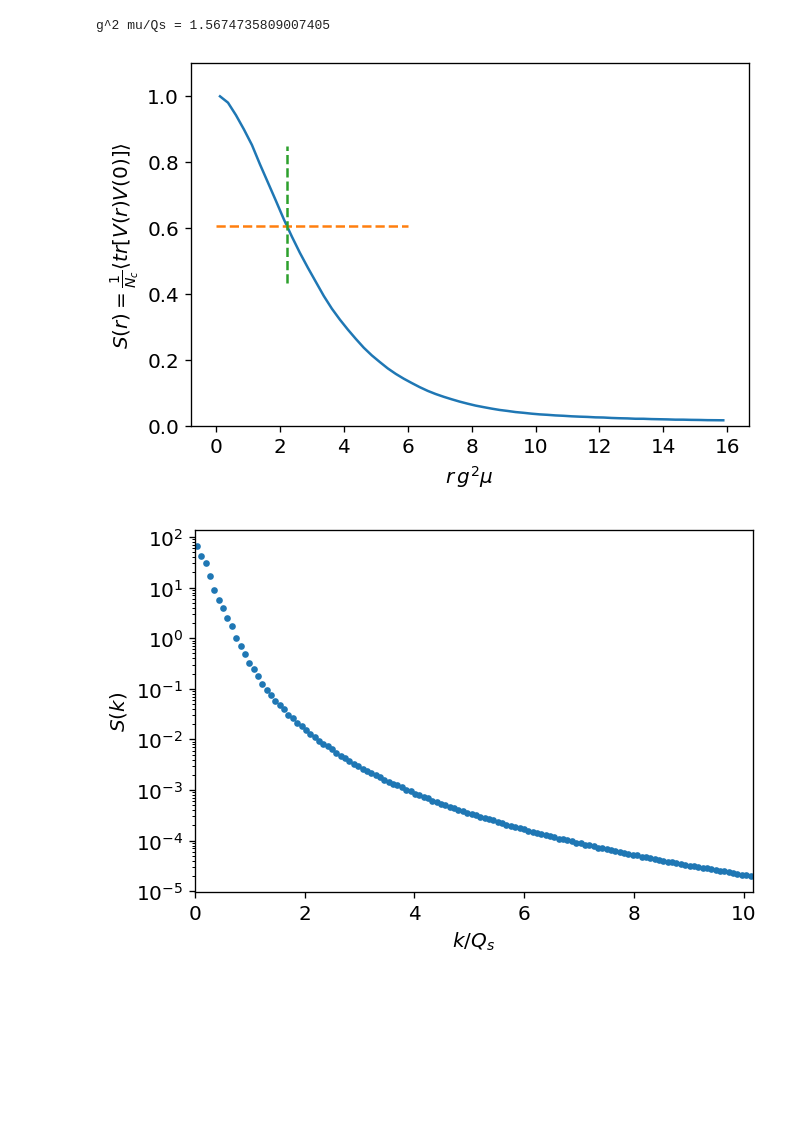
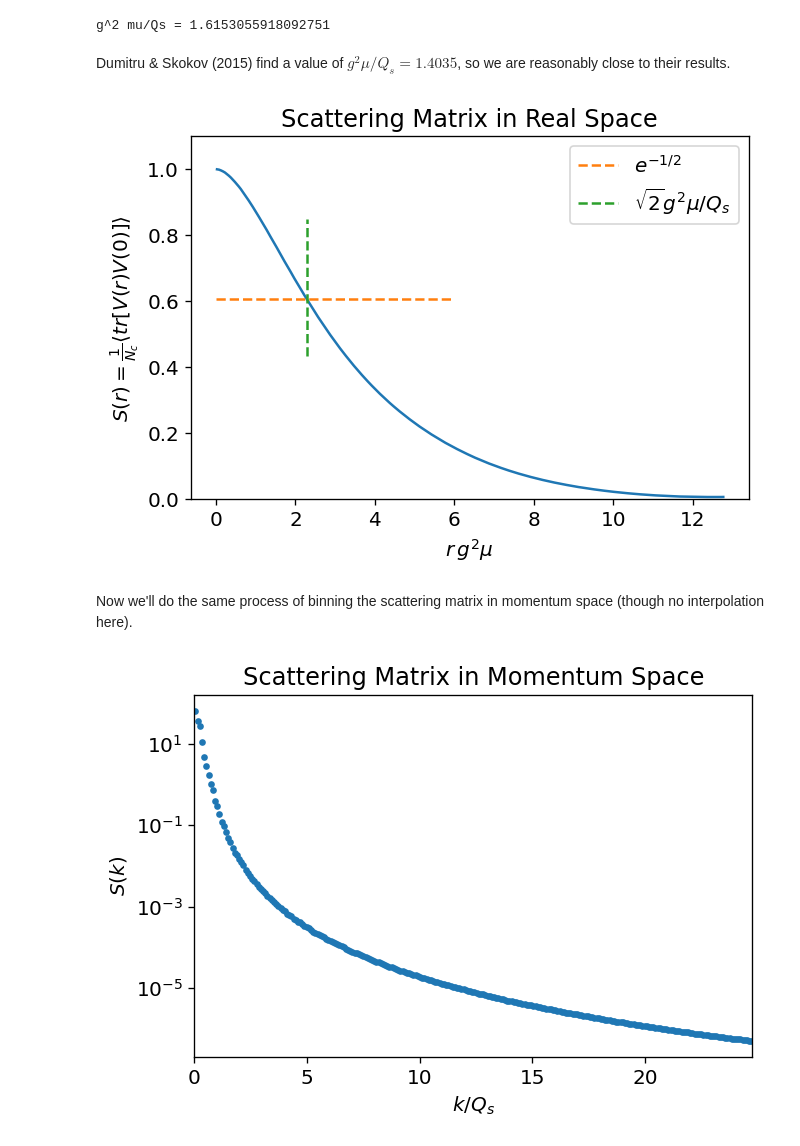
Before and after one commit to Jfeatherstone/ColorGlass, a Jupyter notebook: Examples/ScatteringMatrix_and_Qs.ipynb, the cells around one changed output. Drawn from its saved outputs; the diff is of its cells as text; code cells hidden in the pictures; blank space fills up the shorter version.

Commit message:
Cleaned up Scattering Matrix example

```diff
--- a/Examples/ScatteringMatrix_and_Qs.ipynb
+++ b/Examples/ScatteringMatrix_and_Qs.ipynb
@@ -24,8 +30,8 @@ from scipy.interpolate import splrep, sproot
 plt.rcParams["figure.dpi"] = 120
 plt.rcParams["font.size"] = 12
 # %%
-M = 3 # Number of configurations
-N = 1024  # Lattice size
+M = 4 # Number of configurations
+N = 512  # Lattice size
 delta = .05
 L = N*delta # S_\perp = L^2 is the area of the target
 mu = 1 # defines the units in the calculation
@@ -50,8 +56,8 @@ $$S(\vec k )_{ij} = \frac{\Delta^2 N^2}{3 M} \sum_{m}^{M} tr\left( V^{m}_{ij} (V
 # %%
 # Evaluating the S matrix in momentum and configuration spaces
 
-S = np.zeros([N, N], dtype='complex')
-S_fft = np.zeros([N, N], dtype='complex')
+S = np.zeros([N, N], dtype=np.complex128)
+S_fft = np.zeros([N, N], dtype=np.complex128)
 
 V_fft = fft2(V_list, axes=(1,2),
              workers=-1, # For parallelization
@@ -63,4 +69,4 @@ for i in range(N):
 
 # Forward norm means no extra factors on the ifft (since we put them in explicitly)
 S = ifft2(S_fft, norm='forward') / (3 * M * N**4)
-S_fft *= delta**2 * N**2 / (3 * M)
+S_fft *= delta**2 / (3 * M * N**2)
@@ -81,51 +93,58 @@ for i in range(int(N/2)):
 # The center of each bin
 r = delta*(np.arange(int(N/2))+0.5)
 
+# Now do the interpolation
 tck = splrep(r, S_b - np.exp(-0.5), s=0)
 muOverQs = sproot(tck)[0]/np.sqrt(2)
 
+# Since g = mu = 1
 print('g^2 mu/Qs =',muOverQs)
-# Ref https://arxiv.org/pdf/1411.6630.pdf above eq 12,  provides g^2 mu/Qs = 1/0.7125 = 1.403508772
-# which is close to the result; the difference of 12% is due to the finer lattice in 1411.6630
 # %% [output]
-g^2 mu/Qs = 1.5674735809007405
+g^2 mu/Qs = 1.6153055918092751
+# %% [markdown]
+Dumitru & Skokov (2015) find a value of $g^2 \mu / Q_s = 1.4035$, so we are reasonably close to their results.
 # %%
-# The fuindamental dipole S(r) in the coordinate space
-plt.plot(r, S_b)
-plt.plot([0, 6], [np.exp(-0.5), np.exp(-0.5)], '--')
-plt.plot([muOverQs*np.sqrt(2), muOverQs*np.sqrt(2)], [np.exp(-0.5)/1.4, np.exp(-0.5)*1.4], '--')
+# The fundamental dipole S(r) in the coordinate space
+plt.plot(r, S_b, '-')
+plt.plot([0, 6], [np.exp(-0.5), np.exp(-0.5)], '--', label=r'$e^{-1/2}$')
+plt.plot([muOverQs*np.sqrt(2), muOverQs*np.sqrt(2)], [np.exp(-0.5)/1.4, np.exp(-0.5)*1.4], '--', label=r'$\sqrt{2} g^2 \mu / Q_s$')
 
 plt.ylim(0,1.1)
+plt.legend()
 plt.xlabel(r'$r \, g^2 \mu$')
-plt.ylabel(r'$S(r) = \frac{1}{N_c} \langle tr [V(r) V(0)] \rangle $');
+plt.ylabel(r'$S(r) = \frac{1}{N_c} \langle tr [V(r) V(0)] \rangle $')
+plt.title('Scattering Matrix in Real Space')
+plt.show()
 # %% [output]
-[figure, old version]
+[figure, new version]
+# %% [markdown]
+Now we'll do the same process of binning the scattering matrix in momentum space (though no interpolation here).
 # %%
 # Scattering matrix in momentum space
-Sfft_b = np.zeros(int(N/2),dtype='float')
-n_b = np.zeros(int(N/2),dtype='float')+1e-12
+S_fft_b = np.zeros(int(N/2), dtype='float')
+n_fft_b = np.zeros(int(N/2), dtype='float')
 
 deltak = 2.0/delta / (N/2) # maximum momentum = 2.0/delta; N/2 bins
 
-for n in range(N):
-    for l in range(N):
-        kx = 2.0/delta*np.sin(np.pi*n/N)
-        ky = 2.0/delta*np.sin(np.pi*l/N)
-        k = np.sqrt(kx**2+ky**2)
-        k_bin=int(k/deltak)
-        if  k_bin<int(N/2):
-            Sfft_b[k_bin] = Sfft_b[k_bin]  + S_fft[n,l].real
-            n_b[k_bin] = n_b[k_bin]  + 1
+# Calculate the momentum at every point on the lattice
+kComSqr = (2/delta * np.sin(np.pi*np.arange(N)/N))**2
+kMag = np.sqrt(np.add.outer(kComSqr, kComSqr))
 
-Sfft_b=Sfft_b/n_b # divide by the number of counts in the bin
+for i in range(int(N/2)):
+    # Boolean expression finds the points that are between deltak*i and deltak*(i+1)
+    n_fft_b[i] = len(S_fft[(kMag < deltak * (i+1)) & (kMag >= deltak * i)])
+    S_fft_b[i] = np.sum(np.real(S_fft[(kMag < deltak * (i+1)) & (kMag >= deltak * i)])) / n_fft_b[i]
+
 
 k = deltak*(np.arange(int(N/2))+0.5)
-plt.plot(k/muOverQs,Sfft_b,'.')
+plt.plot(k/muOverQs, S_fft_b, '.')
 
 plt.yscale('log')
-plt.xlim(0,2/delta/muOverQs)
+plt.xlim(0, 2/delta/muOverQs)
 #plt.ylim(1e-3,100)
 plt.xlabel(r'$k/Q_s$')
 plt.ylabel(r'$S(k)$');
+plt.title('Scattering Matrix in Momentum Space')
+plt.show()
 # %% [output]
-[figure, old version]
+[figure, new version]
```
Also changed, not shown: parts of 5 cells of this notebook.
